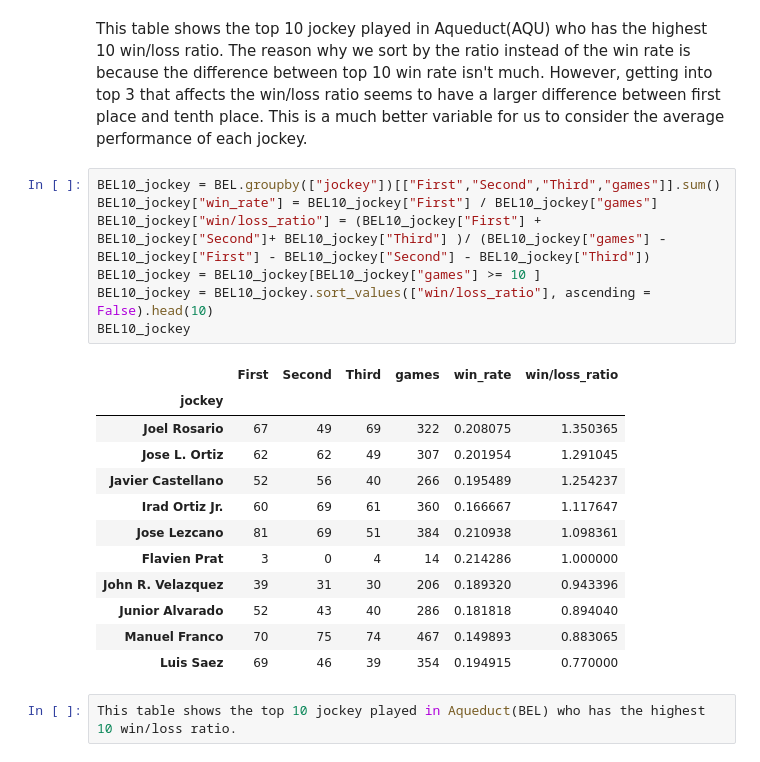
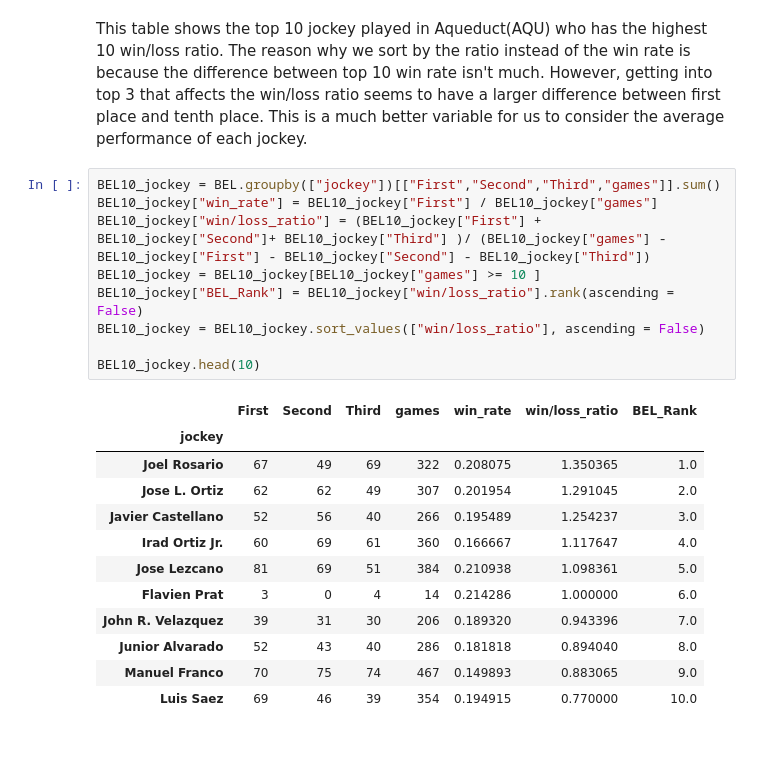
Before and after one commit to nostestwu/Derby, a Jupyter notebook: Derby.ipynb, the cells around one changed output. Drawn from its saved outputs; the diff is of its cells as text.

```diff
--- a/Derby.ipynb
+++ b/Derby.ipynb
@@ -141,22 +145,22 @@ This table shows the top 10 jockey played in Aqueduct(AQU) who has the highest 1
 # %%
 BEL10_jockey = BEL.groupby(["jockey"])[["First","Second","Third","games"]].sum()
 BEL10_jockey["win_rate"] = BEL10_jockey["First"] / BEL10_jockey["games"]
 BEL10_jockey["win/loss_ratio"] = (BEL10_jockey["First"] + BEL10_jockey["Second"]+ BEL10_jockey["Third"] )/ (BEL10_jockey["games"] - BEL10_jockey["First"] - BEL10_jockey["Second"] - BEL10_jockey["Third"])
 BEL10_jockey = BEL10_jockey[BEL10_jockey["games"] >= 10 ]
-BEL10_jockey = BEL10_jockey.sort_values(["win/loss_ratio"], ascending = False).head(10)
-BEL10_jockey
+BEL10_jockey["BEL_Rank"] = BEL10_jockey["win/loss_ratio"].rank(ascending = False)
+BEL10_jockey = BEL10_jockey.sort_values(["win/loss_ratio"], ascending = False)
+
+BEL10_jockey.head(10)
 # %% [output]
-|  | First | Second | Third | games | win_rate | win/loss_ratio |
-| jockey |  |  |  |  |  |  |
-| Joel Rosario | 67 | 49 | 69 | 322 | 0.208075 | 1.350365 |
-| Jose L. Ortiz | 62 | 62 | 49 | 307 | 0.201954 | 1.291045 |
-| Javier Castellano | 52 | 56 | 40 | 266 | 0.195489 | 1.254237 |
-| Irad Ortiz Jr. | 60 | 69 | 61 | 360 | 0.166667 | 1.117647 |
-| Jose Lezcano | 81 | 69 | 51 | 384 | 0.210938 | 1.098361 |
-| Flavien Prat | 3 | 0 | 4 | 14 | 0.214286 | 1.000000 |
-| John R. Velazquez | 39 | 31 | 30 | 206 | 0.189320 | 0.943396 |
-| Junior Alvarado | 52 | 43 | 40 | 286 | 0.181818 | 0.894040 |
-| Manuel Franco | 70 | 75 | 74 | 467 | 0.149893 | 0.883065 |
-| Luis Saez | 69 | 46 | 39 | 354 | 0.194915 | 0.770000 |
+|  | First | Second | Third | games | win_rate | win/loss_ratio | BEL_Rank |
+| jockey |  |  |  |  |  |  |  |
+| Joel Rosario | 67 | 49 | 69 | 322 | 0.208075 | 1.350365 | 1.0 |
+| Jose L. Ortiz | 62 | 62 | 49 | 307 | 0.201954 | 1.291045 | 2.0 |
+| Javier Castellano | 52 | 56 | 40 | 266 | 0.195489 | 1.254237 | 3.0 |
+| Irad Ortiz Jr. | 60 | 69 | 61 | 360 | 0.166667 | 1.117647 | 4.0 |
+| Jose Lezcano | 81 | 69 | 51 | 384 | 0.210938 | 1.098361 | 5.0 |
+| Flavien Prat | 3 | 0 | 4 | 14 | 0.214286 | 1.000000 | 6.0 |
+| John R. Velazquez | 39 | 31 | 30 | 206 | 0.189320 | 0.943396 | 7.0 |
+| Junior Alvarado | 52 | 43 | 40 | 286 | 0.181818 | 0.894040 | 8.0 |
+| Manuel Franco | 70 | 75 | 74 | 467 | 0.149893 | 0.883065 | 9.0 |
+| Luis Saez | 69 | 46 | 39 | 354 | 0.194915 | 0.770000 | 10.0 |
-# %%
-This table shows the top 10 jockey played in Aqueduct(BEL) who has the highest 10 win/loss ratio.
```
Also changed, not shown: parts of 9 cells of this notebook, 1 other file.
